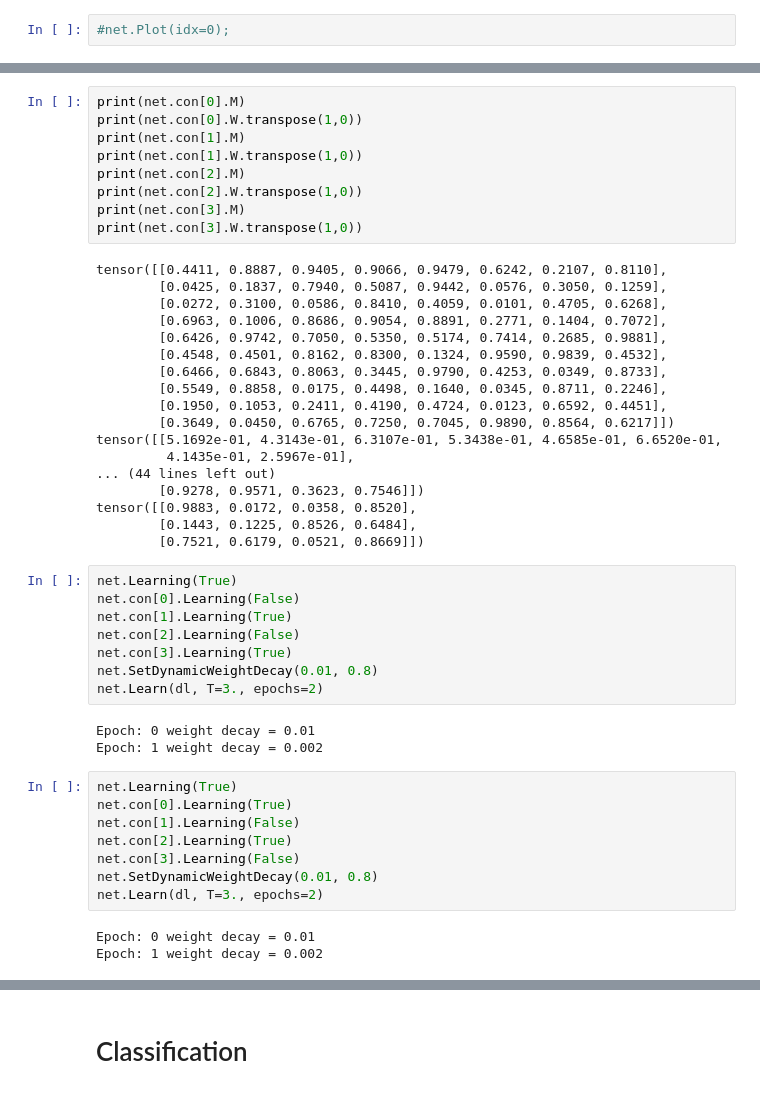
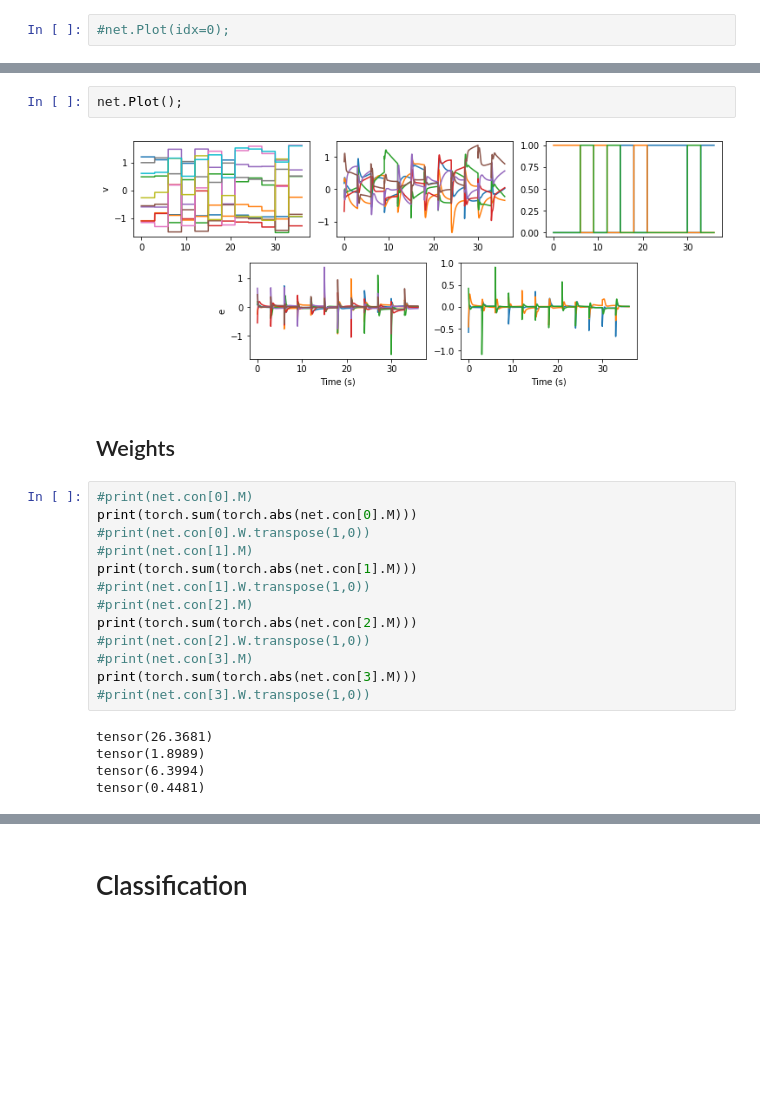
Before and after one commit to jorchard/pc_network, a Jupyter notebook: full_10-6-3.ipynb, the cells around one changed output, grey strips where cells are left out. Cells and saved outputs as stored; diff of their text form; blank space fills up the shorter version.

```diff
--- a/full_10-6-3.ipynb
+++ b/full_10-6-3.ipynb
@@ -232,49 +350,24 @@ net.ClearHistory()
+# %%
+net.Plot();
+# %% [output]
+[figure, added]
+# %% [markdown]
+## Weights
 # %%
-print(net.con[0].M)
-print(net.con[0].W.transpose(1,0))
-print(net.con[1].M)
-print(net.con[1].W.transpose(1,0))
-print(net.con[2].M)
-print(net.con[2].W.transpose(1,0))
-print(net.con[3].M)
-print(net.con[3].W.transpose(1,0))
+#print(net.con[0].M)
+print(torch.sum(torch.abs(net.con[0].M)))
+#print(net.con[0].W.transpose(1,0))
+#print(net.con[1].M)
+print(torch.sum(torch.abs(net.con[1].M)))
+#print(net.con[1].W.transpose(1,0))
+#print(net.con[2].M)
+print(torch.sum(torch.abs(net.con[2].M)))
+#print(net.con[2].W.transpose(1,0))
+#print(net.con[3].M)
+print(torch.sum(torch.abs(net.con[3].M)))
+#print(net.con[3].W.transpose(1,0))
 # %% [output]
-tensor([[0.4411, 0.8887, 0.9405, 0.9066, 0.9479, 0.6242, 0.2107, 0.8110],
-        [0.0425, 0.1837, 0.7940, 0.5087, 0.9442, 0.0576, 0.3050, 0.1259],
-        [0.0272, 0.3100, 0.0586, 0.8410, 0.4059, 0.0101, 0.4705, 0.6268],
-        [0.6963, 0.1006, 0.8686, 0.9054, 0.8891, 0.2771, 0.1404, 0.7072],
-        [0.6426, 0.9742, 0.7050, 0.5350, 0.5174, 0.7414, 0.2685, 0.9881],
-        [0.4548, 0.4501, 0.8162, 0.8300, 0.1324, 0.9590, 0.9839, 0.4532],
-        [0.6466, 0.6843, 0.8063, 0.3445, 0.9790, 0.4253, 0.0349, 0.8733],
-        [0.5549, 0.8858, 0.0175, 0.4498, 0.1640, 0.0345, 0.8711, 0.2246],
-        [0.1950, 0.1053, 0.2411, 0.4190, 0.4724, 0.0123, 0.6592, 0.4451],
-        [0.3649, 0.0450, 0.6765, 0.7250, 0.7045, 0.9890, 0.8564, 0.6217]])
-tensor([[5.1692e-01, 4.3143e-01, 6.3107e-01, 5.3438e-01, 4.6585e-01, 6.6520e-01,
-         4.1435e-01, 2.5967e-01],
-... (44 lines left out)
-        [0.9278, 0.9571, 0.3623, 0.7546]])
-tensor([[0.9883, 0.0172, 0.0358, 0.8520],
-        [0.1443, 0.1225, 0.8526, 0.6484],
-        [0.7521, 0.6179, 0.0521, 0.8669]])
+tensor(26.3681)
+tensor(1.8989)
+tensor(6.3994)
+tensor(0.4481)
-# %%
-net.Learning(True)
-net.con[0].Learning(False)
-net.con[1].Learning(True)
-net.con[2].Learning(False)
-net.con[3].Learning(True)
-net.SetDynamicWeightDecay(0.01, 0.8)
-net.Learn(dl, T=3., epochs=2)
-# %% [output]
-Epoch: 0 weight decay = 0.01
-Epoch: 1 weight decay = 0.002
-# %%
-net.Learning(True)
-net.con[0].Learning(True)
-net.con[1].Learning(False)
-net.con[2].Learning(True)
-net.con[3].Learning(False)
-net.SetDynamicWeightDecay(0.01, 0.8)
-net.Learn(dl, T=3., epochs=2)
-# %% [output]
-Epoch: 0 weight decay = 0.01
-Epoch: 1 weight decay = 0.002
```
Also changed, not shown: parts of 27 cells of this notebook, 3 other files.
